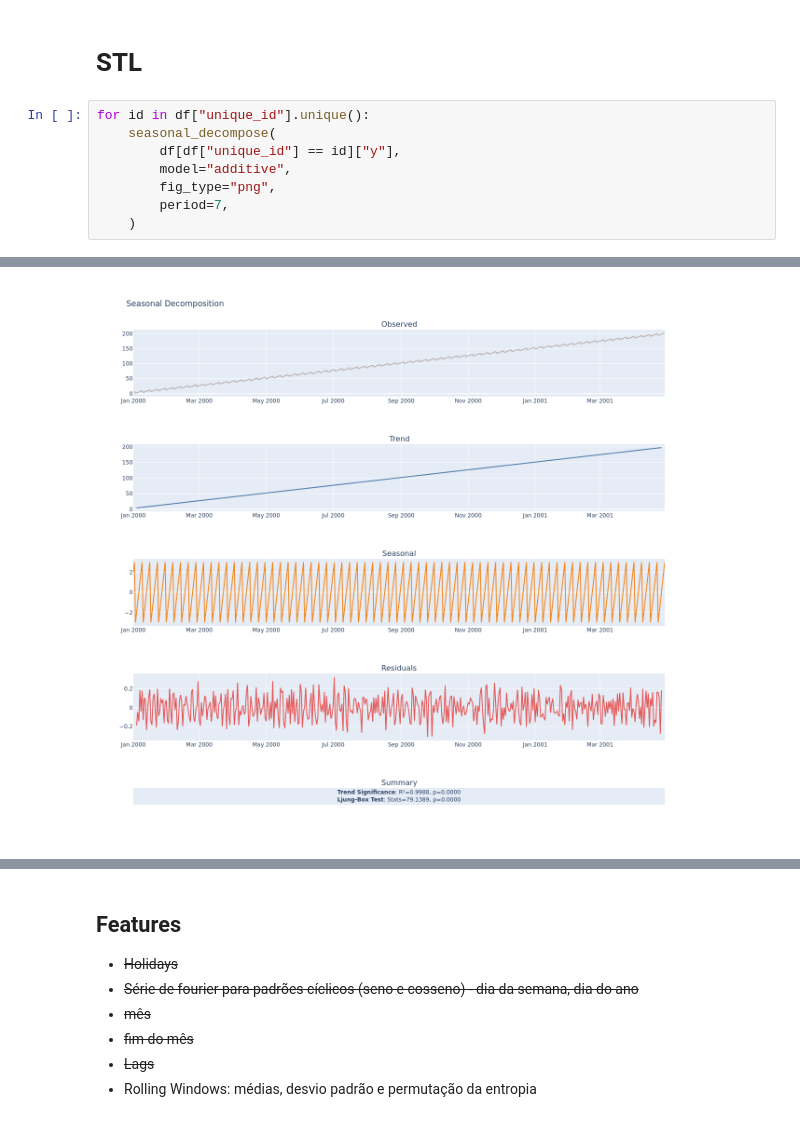
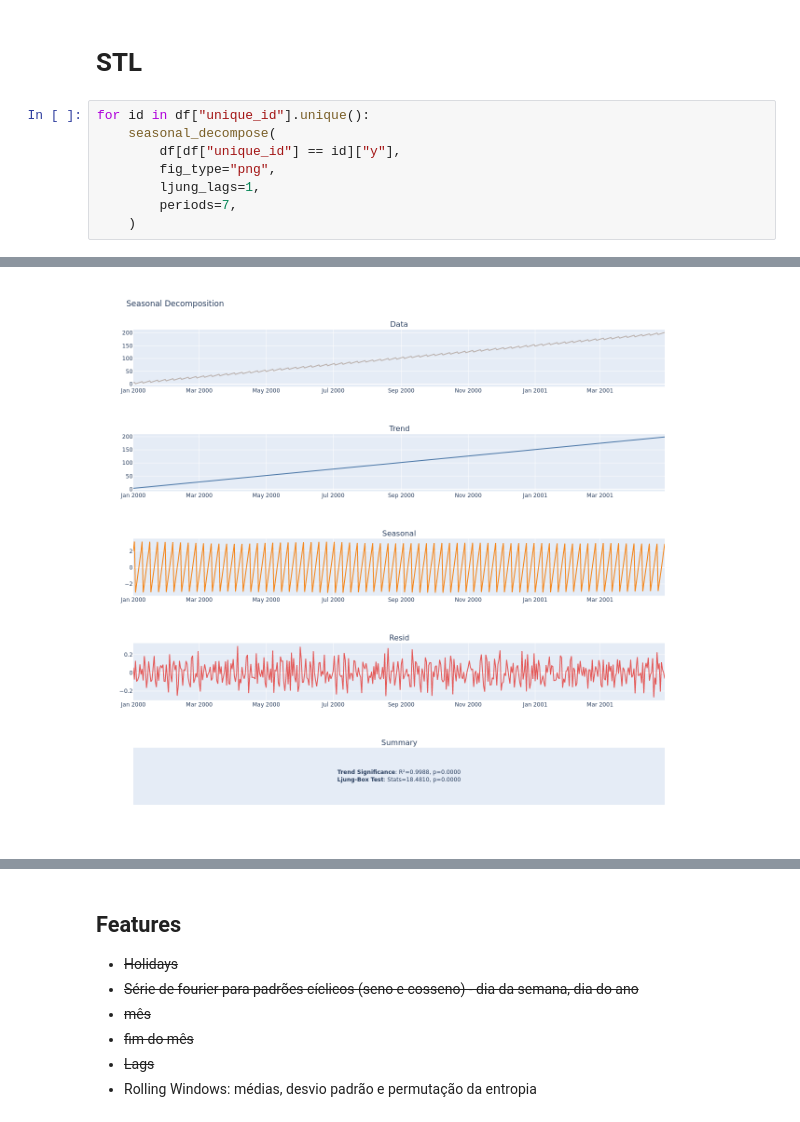
Before and after one commit to HeyLucasLeao/forecasting, a Jupyter notebook: 2.sythentic_data.ipynb, the cells around one changed output, grey strips where cells are left out. Drawn from its saved outputs; the diff is of its cells as text.

```diff
--- a/2.sythentic_data.ipynb
+++ b/2.sythentic_data.ipynb
@@ -91,8 +91,8 @@ for id in df["unique_id"].unique():
 for id in df["unique_id"].unique():
     seasonal_decompose(
         df[df["unique_id"] == id]["y"],
-        model="additive",
         fig_type="png",
-        period=7,
+        ljung_lags=1,
+        periods=7,
     )
 # %% [output]
@@ -100 +100 @@ for id in df["unique_id"].unique():
-[figure, old version]
+[figure, new version]
```
Also changed, not shown: parts of 4 cells of this notebook, 2 other files.
